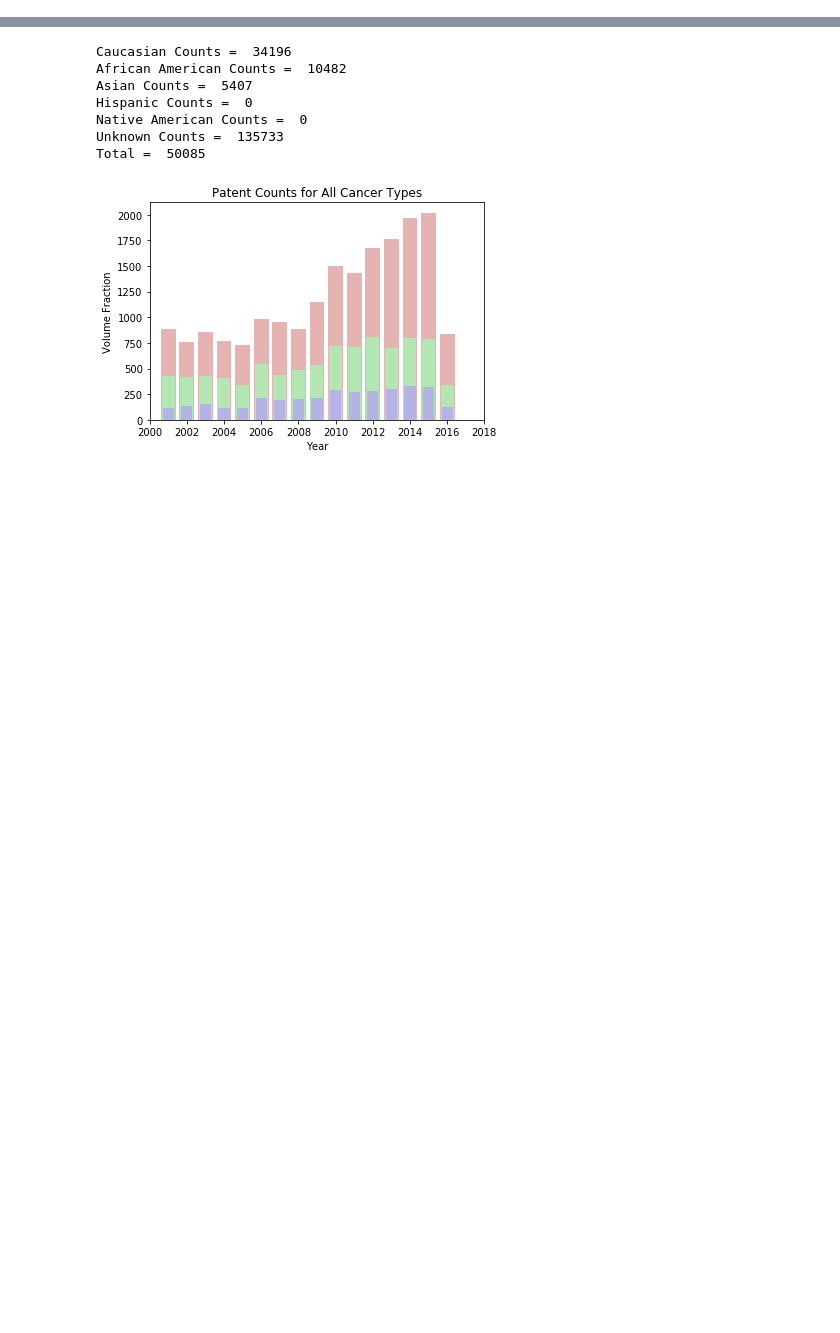
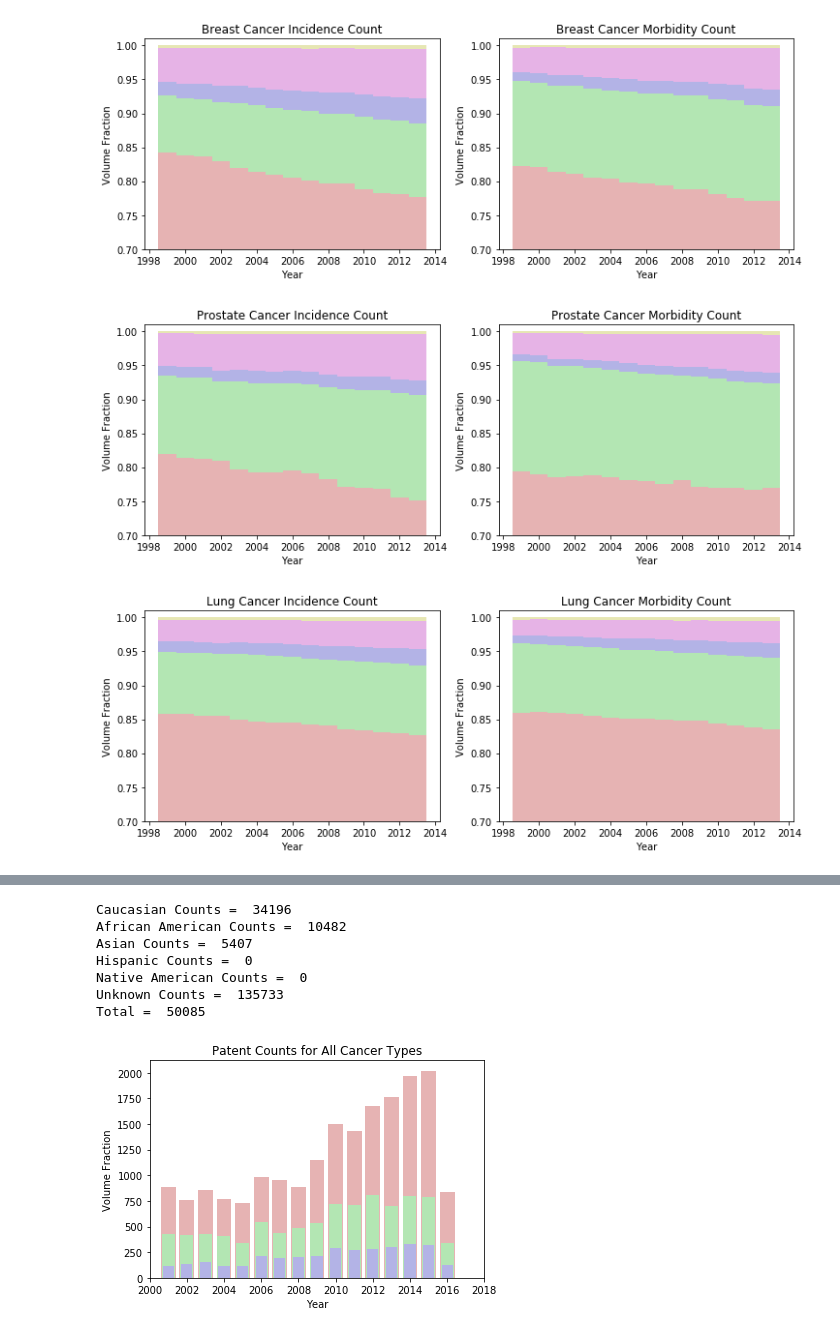
Before and after one commit to jesnyder/CellLines, a Jupyter notebook: Analysis/Analysis.ipynb, the cells around one changed output, grey strips where cells are left out. Drawn from its saved outputs; the diff is of its cells as text; code cells hidden in the pictures; blank space fills up the shorter version.

```diff
--- a/Analysis/Analysis.ipynb
+++ b/Analysis/Analysis.ipynb
@@ -38,46 +38,67 @@ def parse_data_CDC(file, cancer_type, metric_index):
 
     return(year, caucasian, african_american, asian, hispanic, native_american)
 # %%
-def stacked_bar_CDC(title, source_filename, cancer_type, measurement_type):
+def stacked_bar_CDC(title, source_filename, cancer_type, measurement_type_list):
 
-    year=[]; caucasian=[]; african_american=[]; asian=[]; hispanic=[]; native_american=[];
-    year, caucasian, african_american, asian, hispanic, native_american = parse_data_CDC(source_filename, cancer_type, measurement_type)
+    measurements = [' Incidence Count',  ' Morbidity Count']
 
-    plt.bar(year,caucasian, color=[.9, .7, .7], width=1)
+    box_size = 4; fig = plt.figure(1.5, figsize=(3*box_size, 1*box_size)); plot_number = 120;
 
-    bar_offset = []
-    for i in range(len(native_american)):
-        number = caucasian[i]
-        bar_offset.append(number)
+    for measurement_type in range(len(measurement_type_list)):
 
-    plt.bar(year,african_american, color=[.7, .9, .7], width=1, bottom=bar_offset)
+        # Get data
+        year=[]; caucasian=[]; african_american=[]; asian=[]; hispanic=[]; native_american=[];
+        year, caucasian, african_american, asian, hispanic, native_american  \
+         = parse_data_CDC(source_filename, cancer_type, measurement_type_list[measurement_type])
 
-    bar_offset = []
-    for i in range(len(native_american)):
-        number = caucasian[i] + african_american[i]
-        bar_offset.append(number)
+        # build subplot
+        plot_number = plot_number+1;
+        ax = fig.add_subplot(plot_number);
 
-    plt.bar(year, asian, color=[.7, .7, .9], width=1, bottom=bar_offset)
+        plt.bar(year,caucasian, color=[.9, .7, .7], width=1)
 
-    bar_offset = []
-    for i in range(len(native_american)):
-        number = caucasian[i] + african_american[i] + asian[i]
-        bar_offset.append(number)
+        bar_offset = []
+        for i in range(len(native_american)):
+            number = caucasian[i]
+            bar_offset.append(number)
 
-    plt.bar(year, hispanic, color=[.9, .7, .9], width=1, bottom=bar_offset)
+        plt.bar(year,african_american, color=[.7, .9, .7], width=1, bottom=bar_offset)
 
-    bar_offset = []
-    for i in range(len(native_american)):
-        number = caucasian[i] + african_american[i] + asian[i] + hispanic[i]
-        bar_offset.append(number)
+        bar_offset = []
+        for i in range(len(native_american)):
+            number = caucasian[i] + african_american[i]
+            bar_offset.append(number)
 
-    plt.bar(year, native_american, color=[.9, .9, .7], width=1, bottom=bar_offset)
+        plt.bar(year, asian, color=[.7, .7, .9], width=1, bottom=bar_offset)
 
-    plt.title(title)
-    plt.xlabel('Year');
-    plt.ylabel('Volume Fraction');
-    plt.ylim((.7,1.01))
+        bar_offset = []
+        for i in range(len(native_american)):
+            number = caucasian[i] + african_american[i] + asian[i]
+            bar_offset.append(number)
+
+        plt.bar(year, hispanic, color=[.9, .7, .9], width=1, bottom=bar_offset)
+
+        bar_offset = []
+        for i in range(len(native_american)):
+            number = caucasian[i] + african_american[i] + asian[i] + hispanic[i]
+            bar_offset.append(number)
+
+        plt.bar(year, native_american, color=[.9, .9, .7], width=1, bottom=bar_offset)
+
+        plt.title(title + measurements[measurement_type])
+        plt.xlabel('Year');
+        plt.ylabel('Volume Fraction');
+        plt.ylim((.7,1.01))
 
     saved_filename = os.path.join("Figures", title + '.jpg')
     plt.savefig(saved_filename, bbox_inches='tight')
     plt.show()
+
+# Run code
+stacked_bar_CDC("Breast Cancer", "v01_CDC.csv","2",['3','4'])
+stacked_bar_CDC("Prostate Cancer", "v01_CDC.csv","3",['3','4'])
+stacked_bar_CDC("Lung Cancer", "v01_CDC.csv","4",['3','4'])
+# %% [output]
+[figure, added]
+[figure, added]
+[figure, added]
```
Also changed, not shown: parts of 4 cells of this notebook.
